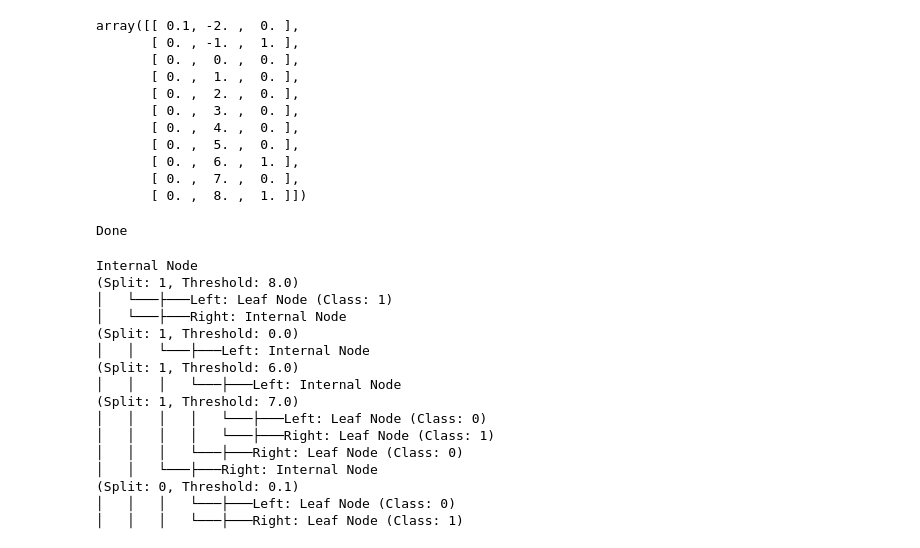
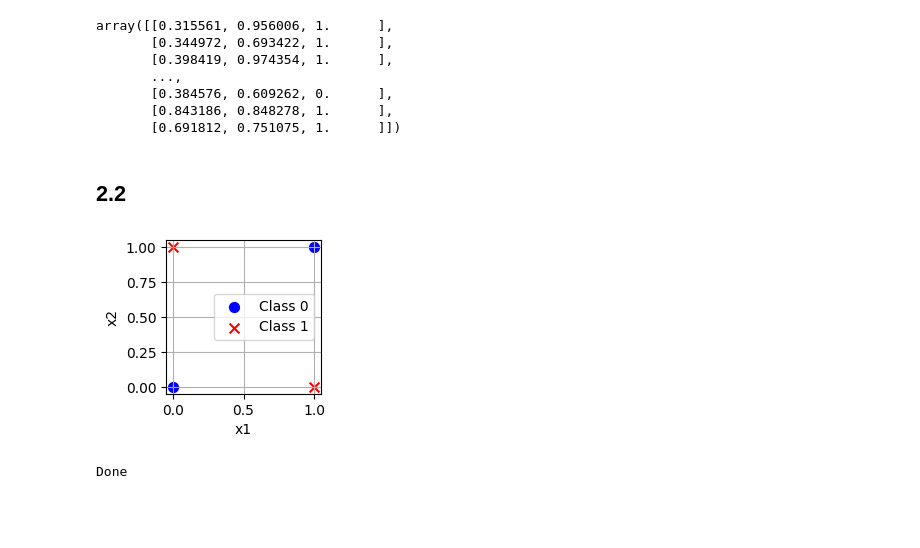
Before and after one commit to nranabhat/CS760, a Jupyter notebook: HW2/1_decisionTree.ipynb, the cells around one changed output. Saved outputs shown, nothing was run; the diff lists cells and outputs as text; code cells hidden in the pictures; blank space fills up the shorter version.

```diff
--- a/HW2/1_decisionTree.ipynb
+++ b/HW2/1_decisionTree.ipynb
@@ -2,7 +2,7 @@
 # importing data
 import numpy as np
 D = []
-file_path = "Homework 2 data/Druns.txt"
+file_path = "Homework 2 data/D2.txt"
 
 with open(file_path, "r") as file:
     for line in file:
@@ -22,17 +22,13 @@ with open(file_path, "r") as file:
 D = np.array(D)
 D
 # %% [output]
-array([[ 0.1, -2. ,  0. ],
-       [ 0. , -1. ,  1. ],
-       [ 0. ,  0. ,  0. ],
-       [ 0. ,  1. ,  0. ],
-       [ 0. ,  2. ,  0. ],
-       [ 0. ,  3. ,  0. ],
-       [ 0. ,  4. ,  0. ],
-       [ 0. ,  5. ,  0. ],
-       [ 0. ,  6. ,  1. ],
-       [ 0. ,  7. ,  0. ],
-       [ 0. ,  8. ,  1. ]])
+array([[0.315561, 0.956006, 1.      ],
+       [0.344972, 0.693422, 1.      ],
+       [0.398419, 0.974354, 1.      ],
+       ...,
+       [0.384576, 0.609262, 0.      ],
+       [0.843186, 0.848278, 1.      ],
+       [0.691812, 0.751075, 1.      ]])
 # %%
 class Node:
     def __init__(self):
@@ -169,8 +175,8 @@ def GainRatio_and_SplitEntropy(D,s):
         p_y1 = np.sum(labels)/len(labels)
         p_y2 = 1 - p_y1
         if p_y1 == 0 or p_y2 == 0:
-            return 0 # Entropy is zero is one of the probabilities is zero
-        return -(p_y1*np.log2(p_y1) + p_y2*np.log2(p_y2))
+            return 0 # Entropy is zero if one of the probabilities is zero
+        return -(p_y1*np.log2(p_y1 + 1e-10) + p_y2*np.log2(p_y2 + 1e-10))
 
     # calculate H_D(Y) = -sum[P(y)log(P(y))]                    TERM 1
     entropyY = HY(D)
@@ -312,10 +318,38 @@ return C """
 # print(s)
 # print(GainRatio_and_SplitEntropy(D,s))
 #D = np.vstack((D, [0.2,0.1,0]))
-myTree = MakeSubtree(D)
-print('Done')
+#myTree = MakeSubtree(D)
+#print('Done')
-# %% [output]
-Done
+# %% [markdown]
+## 2.2
+# %%
+import matplotlib.pyplot as plt
+# Data
+# class 0:
+x1_0 = [0,1]
+x2_0 = [0,1]
+# class 1:
+x1_1 = [0,1]
+x2_1 = [1,0]
+
+# Scatter plot
+plt.figure(figsize=(2, 2))
+plt.scatter(x1_0, x2_0, label='Class 0', c='b', marker='o', s=50)
+plt.scatter(x1_1, x2_1, label='Class 1', c='r', marker='x', s=50)
+plt.xlabel('x1')
+plt.ylabel('x2')
+plt.legend()
+plt.grid(True)
+plt.show()
+# %% [output]
+[figure, added]
+# %%
+# testing small tree. Indeed, it just creates a leaf.
+D_example = np.array([[0,1,1],[1,0,1],[0,0,0],[1,1,0]])
+mySmallTree = MakeSubtree(D_example)
+print('Done')
+# %% [output]
+Done
 # %%
 # visualizing tree
 def visualize_tree(node, depth=0, parent_prefix="", prefix=""):
@@ -337,21 +371,4 @@ def visualize_tree(node, depth=0, parent_prefix="", prefix=""):
             visualize_tree(node.left_child, depth + 1, "└───", "Left: ")
             visualize_tree(node.right_child, depth + 1, "└───", "Right: ")
 
-visualize_tree(myTree)
+#visualize_tree(myTree)
-# %% [output]
-Internal Node
-(Split: 1, Threshold: 8.0)
-│   └───├───Left: Leaf Node (Class: 1)
-│   └───├───Right: Internal Node
-(Split: 1, Threshold: 0.0)
-│   │   └───├───Left: Internal Node
-(Split: 1, Threshold: 6.0)
-│   │   │   └───├───Left: Internal Node
-(Split: 1, Threshold: 7.0)
-│   │   │   │   └───├───Left: Leaf Node (Class: 0)
-│   │   │   │   └───├───Right: Leaf Node (Class: 1)
-│   │   │   └───├───Right: Leaf Node (Class: 0)
-│   │   └───├───Right: Internal Node
-(Split: 0, Threshold: 0.1)
-│   │   │   └───├───Left: Leaf Node (Class: 0)
-│   │   │   └───├───Right: Leaf Node (Class: 1)
```
Also changed, not shown: parts of 14 cells of this notebook, 1 other file.
